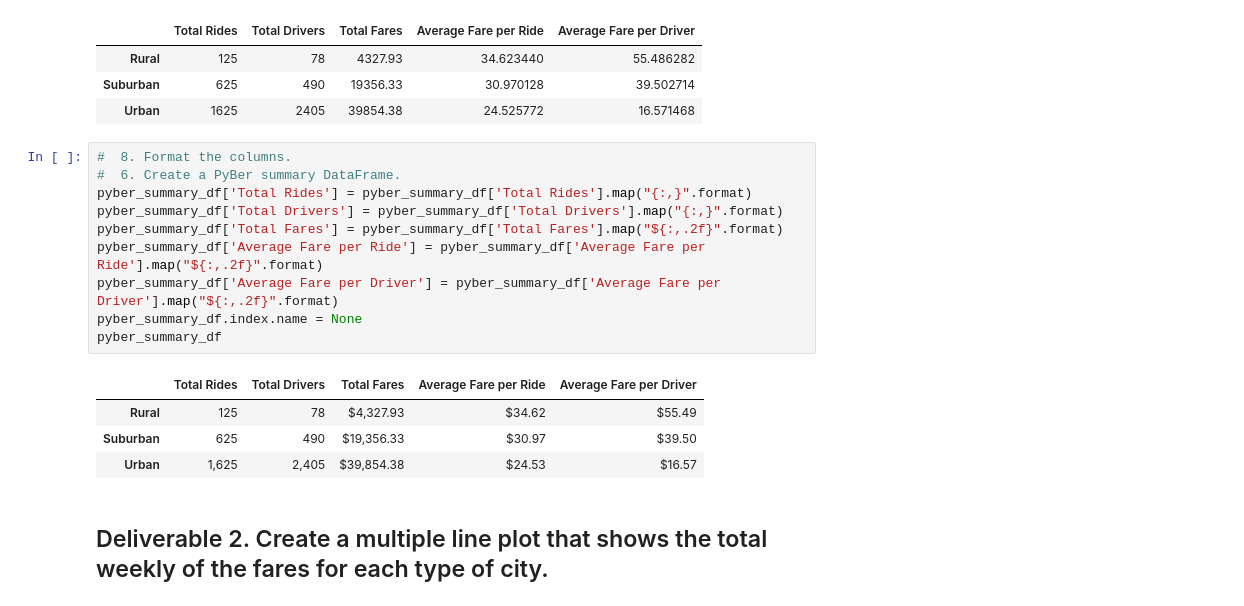
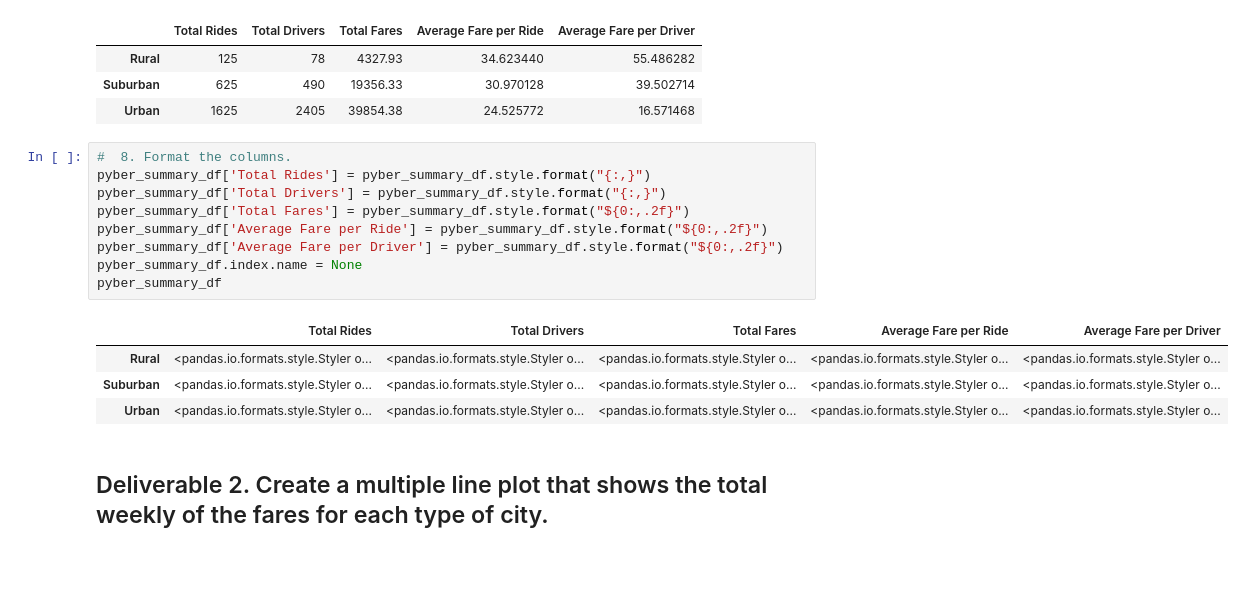
Before and after one commit to weyenic12/PyBer_Analysis, a Jupyter notebook: PyBer_Challenge.ipynb, the cells around one changed output. Drawn from its saved outputs; the diff is of its cells as text; blank space fills up the shorter version.

```diff
--- a/PyBer_Challenge.ipynb
+++ b/PyBer_Challenge.ipynb
@@ -108,19 +109,18 @@ pyber_summary_df
 | Urban | 1625 | 2405 | 39854.38 | 24.525772 | 16.571468 |
 # %%
 #  8. Format the columns.
-#  6. Create a PyBer summary DataFrame.
-pyber_summary_df['Total Rides'] = pyber_summary_df['Total Rides'].map("{:,}".format)
-pyber_summary_df['Total Drivers'] = pyber_summary_df['Total Drivers'].map("{:,}".format)
-pyber_summary_df['Total Fares'] = pyber_summary_df['Total Fares'].map("${:,.2f}".format)
-pyber_summary_df['Average Fare per Ride'] = pyber_summary_df['Average Fare per Ride'].map("${:,.2f}".format)
-pyber_summary_df['Average Fare per Driver'] = pyber_summary_df['Average Fare per Driver'].map("${:,.2f}".format)
+pyber_summary_df['Total Rides'] = pyber_summary_df.style.format("{:,}")
+pyber_summary_df['Total Drivers'] = pyber_summary_df.style.format("{:,}")
+pyber_summary_df['Total Fares'] = pyber_summary_df.style.format("${0:,.2f}")
+pyber_summary_df['Average Fare per Ride'] = pyber_summary_df.style.format("${0:,.2f}")
+pyber_summary_df['Average Fare per Driver'] = pyber_summary_df.style.format("${0:,.2f}")
 pyber_summary_df.index.name = None
 pyber_summary_df
 # %% [output]
 |  | Total Rides | Total Drivers | Total Fares | Average Fare per Ride | Average Fare per Driver |
-| Rural | 125 | 78 | $4,327.93 | $34.62 | $55.49 |
-| Suburban | 625 | 490 | $19,356.33 | $30.97 | $39.50 |
-| Urban | 1,625 | 2,405 | $39,854.38 | $24.53 | $16.57 |
+| Rural | <pandas.io.formats.style.Styler o... | <pandas.io.formats.style.Styler o... | <pandas.io.formats.style.Styler o... | <pandas.io.formats.style.Styler o... | <pandas.io.formats.style.Styler o... |
+| Suburban | <pandas.io.formats.style.Styler o... | <pandas.io.formats.style.Styler o... | <pandas.io.formats.style.Styler o... | <pandas.io.formats.style.Styler o... | <pandas.io.formats.style.Styler o... |
+| Urban | <pandas.io.formats.style.Styler o... | <pandas.io.formats.style.Styler o... | <pandas.io.formats.style.Styler o... | <pandas.io.formats.style.Styler o... | <pandas.io.formats.style.Styler o... |
 # %% [markdown]
 ## Deliverable 2.  Create a multiple line plot that shows the total weekly of the fares for each type of city.
 # %%
```
Also changed, not shown: parts of 2 cells of this notebook.
